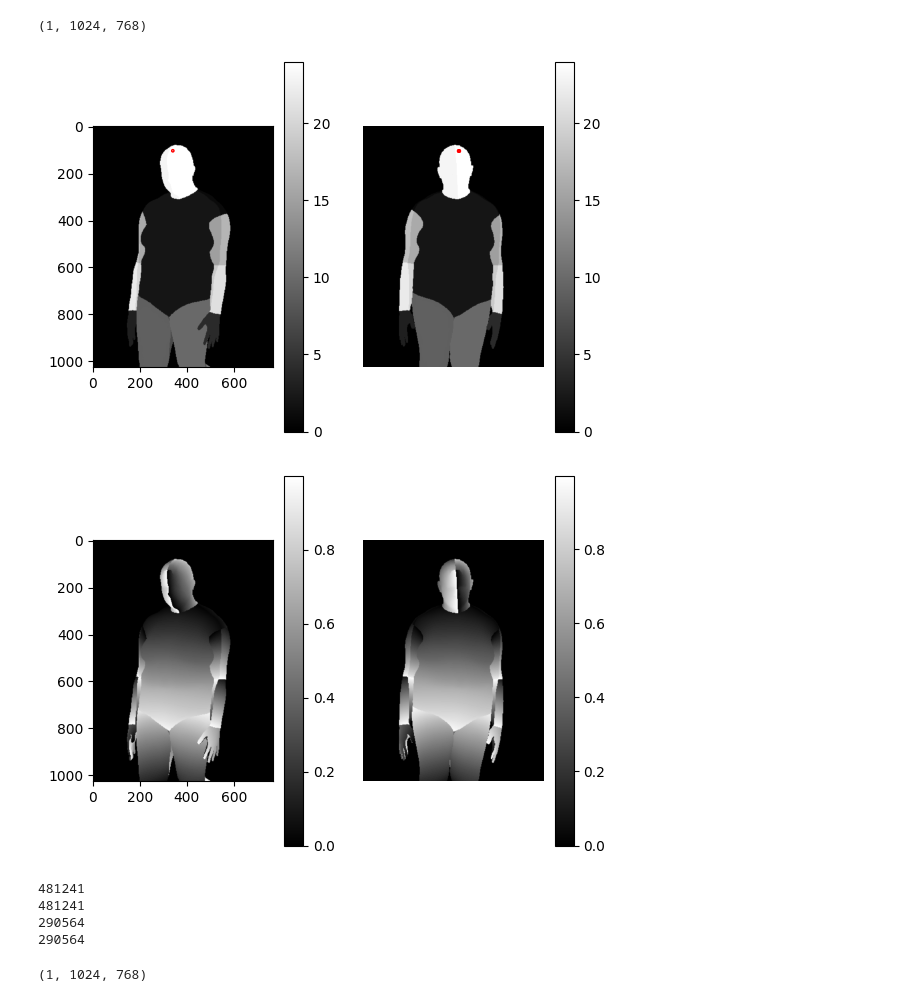
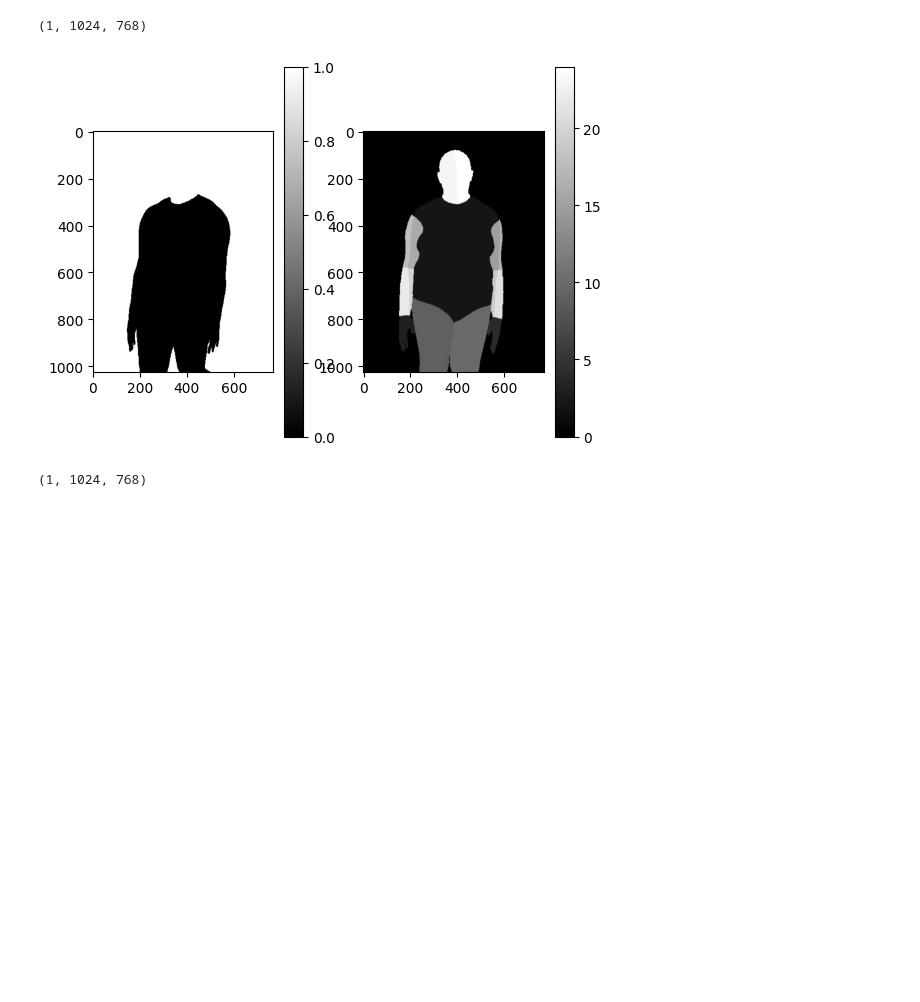
Before and after one commit to Sihui-Ji-10-9/DisCo10.9, a Jupyter notebook: tsv_example/cor.ipynb, the cells around one changed output. Saved outputs shown, nothing was run; the diff lists cells and outputs as text; code cells hidden in the pictures; blank space fills up the shorter version.

```diff
--- a/tsv_example/cor.ipynb
+++ b/tsv_example/cor.ipynb
@@ -25,69 +25,69 @@ data1 = np.concatenate([data1_uv,data1_i],axis=0)
 
 data0_uv = np.load(dp_path0)
 data0_i = np.load(dp_i_path0)
 
 data0 = np.concatenate([data0_uv,data0_i],axis=0)
 print(data0_i.shape)
 
 plt.subplot(1,2,1)
 # 绘制图像
-plt.imshow(data0_i[0], cmap='gray')
+mask1 = np.abs(data0_i[0]-23)<0.5
+mask2 = np.abs(data0_i[0]-24)<0.5
+mask = data0_i[0]>22.5
+mask+=+data0_i[0]<0.5
+# print(data0_i[0].max())
+plt.imshow(mask, cmap='gray')
 # 添加颜色条
 plt.colorbar()
+
 
 # 显示坐标为[94.0, 353.0]的点为红色圆圈
 # circle = plt.Circle((420.0, 148.0), radius=5, color='red', fill=False)
 # plt.gca().add_patch(circle)
 
-# 显示坐标为[94.0, 353.0]的点为红色圆圈
-circle = plt.Circle((340.0, 103.0), radius=5, color='red', fill=False)
-plt.gca().add_patch(circle)
+# # 显示坐标为[94.0, 353.0]的点为红色圆圈
+# circle = plt.Circle((340.0, 103.0), radius=5, color='red', fill=False)
+# plt.gca().add_patch(circle)
 
 plt.subplot(1,2,2)
 # 绘制图像
 plt.imshow(data1_i[0], cmap='gray')
 # 添加颜色条
 plt.colorbar()
 
-# 定义要显示的点的坐标
-points = [[104, 405], [104, 406], [104, 407],[104, 408]]
+# # 定义要显示的点的坐标
+# points = [[104, 405], [104, 406], [104, 407],[104, 408]]
 
-# 循环创建并显示圆圈
-for point in points:
-    circle = plt.Circle((point[1], point[0]), radius=5, color='red', fill=False)
-    plt.gca().add_patch(circle)
-
-# 不显示坐标轴
-plt.axis('off')
+# # 循环创建并显示圆圈
+# for point in points:
+#     circle = plt.Circle((point[1], point[0]), radius=5, color='red', fill=False)
+#     plt.gca().add_patch(circle)
+# # 不显示坐标轴
+# plt.axis('off')
 plt.show()
 
-plt.subplot(1,2,1)
-# 绘制图像
-plt.imshow(data0_uv[0], cmap='gray')
-# 添加颜色条
-plt.colorbar()
+# plt.subplot(1,2,1)
+# # 绘制图像
+# plt.imshow(data0_uv[0], cmap='gray')
+# # 添加颜色条
+# plt.colorbar()
 
-plt.subplot(1,2,2)
-# 绘制图像
-plt.imshow(data1_uv[0], cmap='gray')
-# 添加颜色条
-plt.colorbar()
-# 不显示坐标轴
-plt.axis('off')
-plt.show()
+# plt.subplot(1,2,2)
+# # 绘制图像
+# plt.imshow(data1_uv[0], cmap='gray')
+# # 添加颜色条
+# plt.colorbar()
+# # 不显示坐标轴
+# plt.axis('off')
+# plt.show()
 
-print(np.sum(data1_i==0))
-print(np.sum(data1_uv[0]==0))
-print(np.sum(data0_i!=0))
-print(np.sum(data0_uv[0]!=0))
+# print(np.sum(data1_i==0))
+# print(np.sum(data1_uv[0]==0))
+# print(np.sum(data0_i!=0))
+# print(np.sum(data0_uv[0]!=0))
 # %% [output]
 (1, 1024, 768)
-[figure, old version]
+[figure, new version]
-[figure, removed]
-481241
-481241
-290564
-290564
 # %%
 from torchvision import transforms
 import os
```
Also changed, not shown: parts of 3 cells of this notebook, 15 other files.
